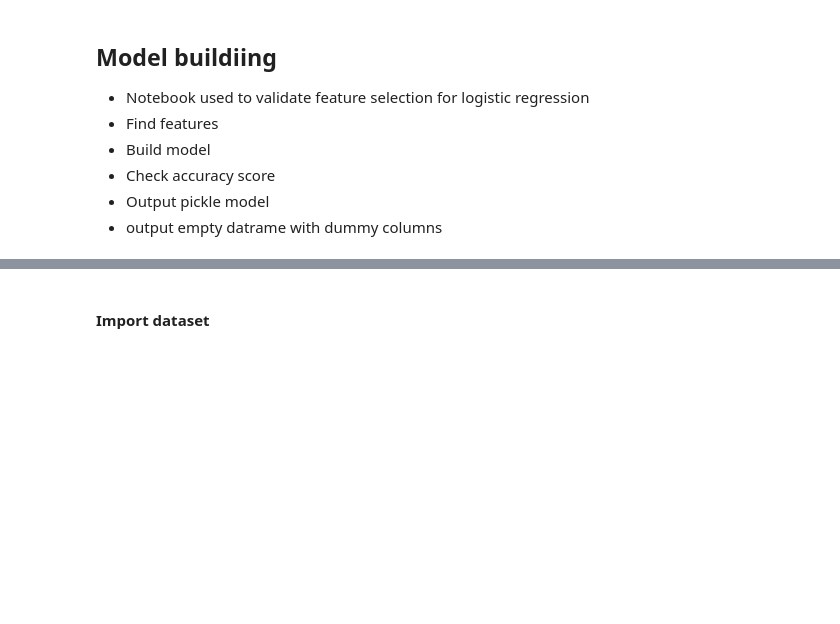
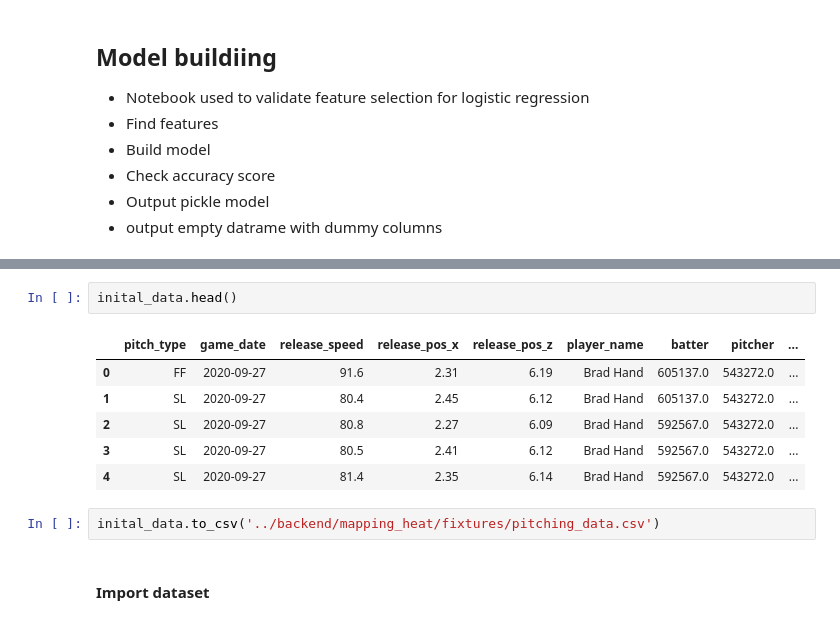
Before and after one commit to AveryData/MappingHeat, a Jupyter notebook: model/model.ipynb, the cells around one changed output, grey strips where cells are left out. Drawn from its saved outputs; the diff is of its cells as text; blank space fills up the shorter version.

```diff
--- a/model/model.ipynb
+++ b/model/model.ipynb
@@ -21,3 +72,14 @@ import numpy as np
+# %%
+inital_data.head()
+# %% [output]
+|  | pitch_type | game_date | release_speed | release_pos_x | release_pos_z | player_name | batter | pitcher | ... |
+| 0 | FF | 2020-09-27 | 91.6 | 2.31 | 6.19 | Brad Hand | 605137.0 | 543272.0 | ... |
+| 1 | SL | 2020-09-27 | 80.4 | 2.45 | 6.12 | Brad Hand | 605137.0 | 543272.0 | ... |
+| 2 | SL | 2020-09-27 | 80.8 | 2.27 | 6.09 | Brad Hand | 592567.0 | 543272.0 | ... |
+| 3 | SL | 2020-09-27 | 80.5 | 2.41 | 6.12 | Brad Hand | 592567.0 | 543272.0 | ... |
+| 4 | SL | 2020-09-27 | 81.4 | 2.35 | 6.14 | Brad Hand | 592567.0 | 543272.0 | ... |
+# %%
+inital_data.to_csv('../backend/mapping_heat/fixtures/pitching_data.csv')
 # %% [markdown]
 #### Import dataset
 # %%
```
Also changed, not shown: parts of 47 cells of this notebook.
